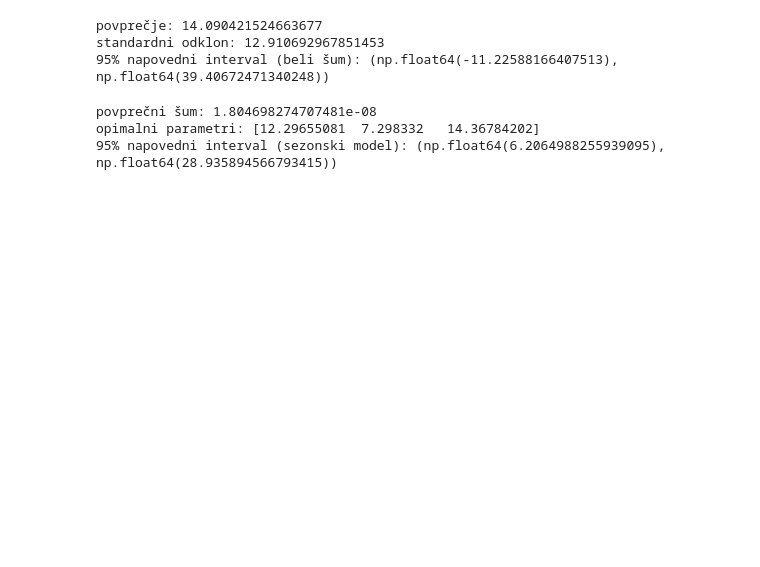
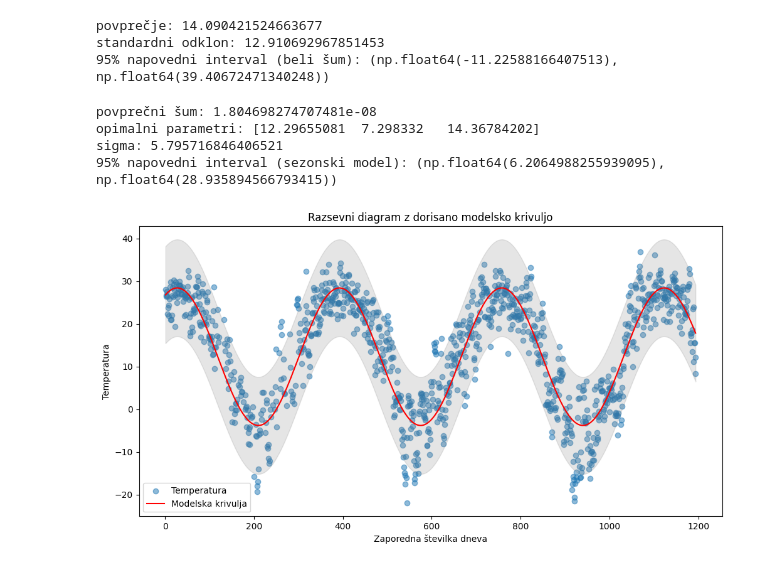
Before and after one commit to LukaLjevar/projektna_statistika, a Jupyter notebook: Temp_MN.ipynb, the cells around one changed output. Cells and saved outputs as stored; diff of their text form; code cells hidden in the pictures; blank space fills up the shorter version.

```diff
--- a/Temp_MN.ipynb
+++ b/Temp_MN.ipynb
@@ -37,33 +37,65 @@ def model(t, a0, a1, a2):
     return a0 + a1 * np.sin(2 * np.pi * t / 365.25) + a2 * np.cos(2 * np.pi * t / 365.25)
 
 # Prileganje modela
 # popt ... optimalni parametri
 # pcov ... kovariančna matrika
 popt, _ = curve_fit(model, dan, df['TEMP'])
 sumi = df['TEMP'] - model(dan, *popt) # zvezdica 'razpakira' podatke
 povprecni_sum = sumi.mean()
 sigma = sumi.std(ddof=1)
 
 # Napoved za naslednji dan (zadnji dan + 1)
 zadnji_dan = df['DAN'].iloc[-1]
 naslednji_dan = zadnji_dan + 1
 napoved = model(naslednji_dan, *popt) # zvezdica 'razpakira' podatke
 
 
 # 95% napovedni interval za naslednji dan
 #Ker sigma ni znan, moramo uporabiti Studentovo porazdelitev, vendar se pri 1114 prostostnih
 # stopnjah kvantili Studentove porazdelitve že zelo ujemajo s kvantili N(0, 1).
 # Ker privzemamo neodvisnost Šumov med dnevi, dobimo napovedni interval za temperaturo naslednji dan.
 sp_meja1 = napoved + povprecni_sum - 1.96 * sigma * np.sqrt(1 + 1/n)
 zg_meja1 = napoved + povprecni_sum + 1.96 * sigma * np.sqrt(1 + 1/n)
 interval = (sp_meja1, zg_meja1)
 print(f"povprečni šum: {povprecni_sum}")
 print(f"opimalni parametri: {popt}")
+print(f"sigma: {sigma}")
 print(f"95% napovedni interval (sezonski model): {interval}")
+
+
+# Še vizualizacija
+import matplotlib.pyplot as plt
+
+# graf s temperaturami
+plt.figure(figsize=(12, 6))
+plt.scatter(df['DAN'], df['TEMP'], label='Temperatura', alpha=0.5)
+
+# risanje modelske sinusoide
+t = np.linspace(1, 365, 1000)  # Generate points for the curve
+plt.plot(df['DAN'], model(dan, *popt), color='red', label='Modelska krivulja')
+
+
+plt.xlabel('Zaporedna številka dneva')
+plt.ylabel('Temperatura')
+plt.title('Razsevni diagram z dorisano modelsko krivuljo')
+plt.legend()
+
+# Napovedni interval v sivem
+plt.fill_between(
+    df['DAN'],
+    model(dan, *popt) + povprecni_sum - 1.96 * sigma * np.sqrt(1 + 1/n),
+    model(dan, *popt) + povprecni_sum + 1.96 * sigma * np.sqrt(1 + 1/n),
+    color='grey',
+    alpha=0.2,
+    label='95% Confidence Interval'
+)
+plt.show()
 # %% [output]
 povprečni šum: 1.804698274707481e-08
 opimalni parametri: [12.29655081  7.298332   14.36784202]
+sigma: 5.795716846406521
 95% napovedni interval (sezonski model): (np.float64(6.2064988255939095), np.float64(28.935894566793415))
+[figure, added]
 # %%
 import pandas as pd
 import numpy as np
```
Also changed, not shown: parts of 1 cell of this notebook.
